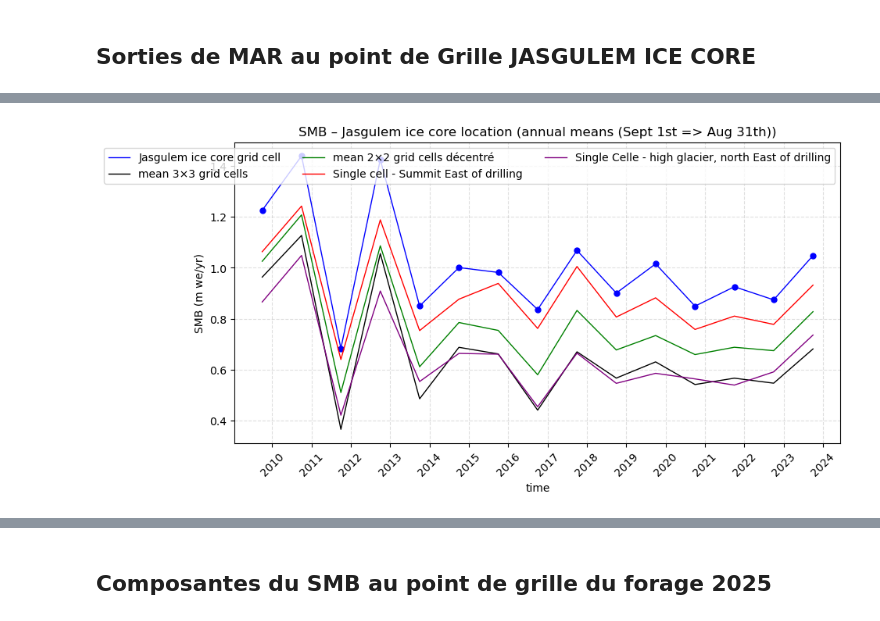
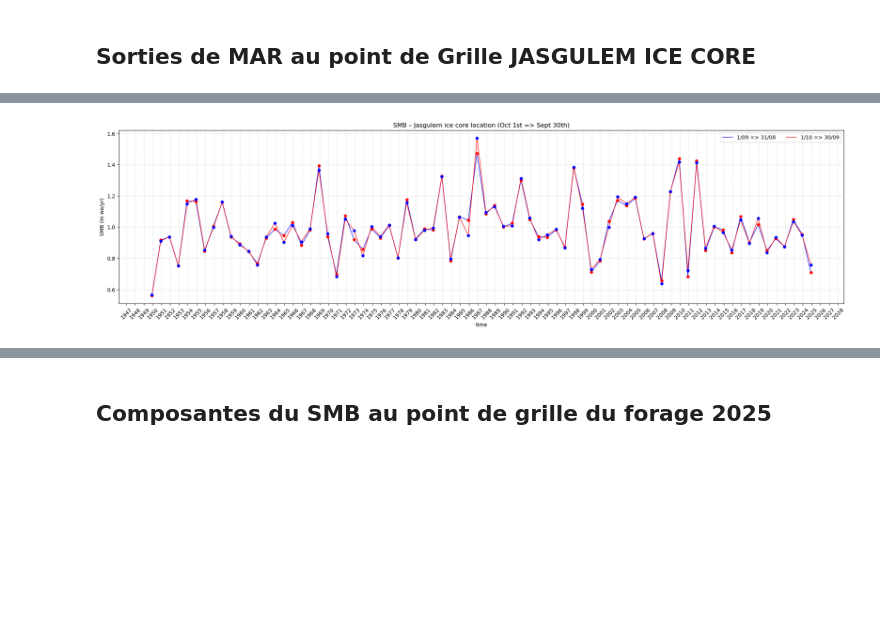
Before and after one commit to xfain/MAR_HMA, a Jupyter notebook: Pamir_domain/SMB.timeSeries_GRp.ipynb, the cells around one changed output, grey strips where cells are left out. Drawn from its saved outputs; the diff is of its cells as text; code cells hidden in the pictures; blank space fills up the shorter version.

```diff
--- a/Pamir_domain/SMB.timeSeries_GRp.ipynb
+++ b/Pamir_domain/SMB.timeSeries_GRp.ipynb
@@ -362,8 +341,7 @@ ds_ME = - ds_ME
 variable='SMB'
 #"Surface Mass Balance (SMB~SF+RF-RU-SU-SW)"
 
-fileNameF= variable+'_mon_MARv3.14_ER5_spin2_'+domain_2+'_1950-2024.nc'
-ds_SMB= xr.open_dataset(sourceData_1+fileNameF).SMB.isel(SECTOR=0).load()
+ds_SMB = xr.open_mfdataset(sourceData_1 + "SMB_monsum_MARv3.14_ER5_spin2_GRp_*.nc").SMB.isel(SECTOR=0).load()
 
 ds_SMB = ds_SMB.assign_coords(X=np.round(ds_SMB.X.values))
 ds_SMB = ds_SMB.assign_coords(Y=np.round(ds_SMB.Y.values))
@@ -516,57 +600,81 @@ plt.show()
 # %%
-#SMB Annual (from Sept 1 to Aug 31, fpr comparison with ice core record)
+#SMB Annual
 
-plt.figure(figsize=(10,5))
+plt.figure(figsize=(25,8))
 
 # Point précis Jasgulem
-ds_SMB_jasg = ds_SMB.isel(Y=iY, X=iX)
-ds_SMB_jasg_annual = ds_SMB_jasg.resample(time="A-SEP").sum().sel(time=slice("2009-09-01", "2024-08-31"))/1000
+ds_jasg = ds_SMB.isel(Y=iY, X=iX)
 
-ds_SMB_jasg_annual.plot(label="Jasgulem ice core grid cell", linewidth=1, color="blue")
+ds_jasg_sep = ds_jasg.resample(time="A-SEP").sum().sel(time=slice("1950-09-30", "2025-10-01"))/1000
+ds_jasg_sep['time'] = (ds_jasg_sep['time'].values.astype('datetime64[M]') - np.timedelta64(9, 'M')).astype('datetime64[ns]') #plot yr 2014-2015 on 1/1/2015 similar to Lambrecht
 
-plt.plot(ds_SMB_jasg_annual.time,
-         ds_SMB_jasg_annual,
+ds_jasg_aug = ds_jasg.resample(time="A-AUG").sum().sel(time=slice("1950-08-31", "2025-09-01"))/1000
+ds_jasg_aug['time'] = (ds_jasg_aug['time'].values.astype('datetime64[M]') - np.timedelta64(8, 'M')).astype('datetime64[ns]') #plot yr 2014-2015 on 1/1/2015 similar to Lambrecht
+
+ds_jasg_sep.plot(label="1/09 => 31/08", linewidth=1, color="blue")
+ds_jasg_aug.plot(label="1/10 => 30/09", linewidth=1, color="red")
+
+plt.plot(ds_jasg_sep.time,
+         ds_jasg_sep,
+         'o', color='red', markersize=5)
+
+plt.plot(ds_jasg_aug.time,
+         ds_jasg_aug,
          'o', color='blue', markersize=5)
 
-# Moyenne 3×3 centrée
-ds_SMB_jasg_mean = ds_SMB.isel(Y=slice(iY-1, iY+2),
-                               X=slice(iX-1, iX+2)).mean(dim=["Y", "X"])
-ds_SMB_jasg_mean_annual = ds_SMB_jasg_mean.resample(time="A-SEP").sum().sel(time=slice("2009-09-01", "2024-08-31"))/1000
-ds_SMB_jasg_mean_annual.plot(label="mean 3×3 grid cells", linewidth=1, color="black")
+# # Moyenne 3×3 centrée
+# ds_SMB_jasg_mean = ds_SMB.isel(Y=slice(iY-1, iY+2),
+#                                X=slice(iX-1, iX+2)).mean(dim=["Y", "X"])
+# ds_SMB_jasg_mean_annual = ds_SMB_jasg_mean.resample(time="A-SEP").sum().sel(time=slice("2010-09-30", "2024-10-01"))/1000
+# ds_SMB_jasg_mean_annual['time'] = (ds_SMB_jasg_mean_annual['time'].values.astype('datetime64[M]') - np.timedelta64(9, 'M')).astype('datetime64[ns]') #plot yr 2014-2015 on 1/1/2015 similar to Lambrecht
 
-# Moyenne 2×2 décentrée
-ds_SMB_jasg_mean = ds_SMB.isel(Y=slice(iY-1, iY+1),
-                               X=slice(iX, iX+2)).mean(dim=["Y", "X"])
-ds_SMB_jasg_mean_annual = ds_SMB_jasg_mean.resample(time="A-SEP").sum().sel(time=slice("2009-09-01", "2024-08-31"))/1000
-ds_SMB_jasg_mean_annual.plot(label="mean 2×2 grid cells décentré", linewidth=1, color="green")
+# ds_SMB_jasg_mean_annual.plot(label="mean 3×3 grid cells", linewidth=1, color="black")
 
-# # Moyenne 3×3 décentrée
-# ds_SMB_jasg_mean = ds_SMB.isel(Y=slice(iY-2, iY+1),
-#                                X=slice(iX, iX+3)).mean(dim=["Y", "X"])
-# ds_SMB_jasg_mean_annual = ds_SMB_jasg_mean.resample(time="A-SEP").sum().sel(time=slice("2009-09-01", "2024-08-31"))/1000
-# ds_SMB_jasg_mean_annual.plot(label="mean 3×3 grid cells décentré", linewidth=1, color="red")
+# # Moyenne 2×2 décentrée
+# ds_SMB_jasg_mean = ds_SMB.isel(Y=slice(iY-1, iY+1),
+#                                X=slice(iX, iX+2)).mean(dim=["Y", "X"])
+# ds_SMB_jasg_mean_annual = ds_SMB_jasg_mean.resample(time="A-SEP").sum().sel(time=slice("2010-09-30", "2024-10-01"))/1000
+# ds_SMB_jasg_mean_annual['time'] = (ds_SMB_jasg_mean_annual['time'].values.astype('datetime64[M]') - np.timedelta64(9, 'M')).astype('datetime64[ns]') #plot yr 2014-2015 on 1/1/2015 similar to Lambrecht
+
+# ds_SMB_jasg_mean_annual.plot(label="mean 2×2 grid cells décentré", linewidth=1, color="green")
+
+# # # Moyenne 3×3 décentrée
+# # ds_SMB_jasg_mean = ds_SMB.isel(Y=slice(iY-2, iY+1),
+# #                                X=slice(iX, iX+3)).mean(dim=["Y", "X"])
+# # ds_SMB_jasg_mean_annual = ds_SMB_jasg_mean.resample(time="A-SEP").sum().sel(time=slice("2010-09-30", "2024-10-01"))/1000
+# # ds_SMB_jasg_mean_annual.plot(label="mean 3×3 grid cells décentré", linewidth=1, color="red")
 
 
-# maille plus haute que Jasgulem
-ds_SMB_jasg_mean = ds_SMB.isel(Y=iY,X=iX+1)
-ds_SMB_jasg_mean_annual = ds_SMB_jasg_mean.resample(time="A-SEP").sum().sel(time=slice("2009-09-01", "2024-08-31"))/1000
-ds_SMB_jasg_mean_annual.plot(label="Single cell - Summit East of drilling", linewidth=1, color="red")
+# # maille plus haute que Jasgulem
+# ds_SMB_jasg_mean = ds_SMB.isel(Y=iY,X=iX+1)
+# ds_SMB_jasg_mean_annual = ds_SMB_jasg_mean.resample(time="A-SEP").sum().sel(time=slice("2010-09-30", "2024-10-01"))/1000
+# ds_SMB_jasg_mean_annual['time'] = (ds_SMB_jasg_mean_annual['time'].values.astype('datetime64[M]') - np.timedelta64(9, 'M')).astype('datetime64[ns]') #plot yr 2014-2015 on 1/1/2015 similar to Lambrecht
 
-# maille #2 plus haute que Jasgulem
-ds_SMB_jasg_mean = ds_SMB.isel(Y=iY-1,X=iX+1)
-ds_SMB_jasg_mean_annual = ds_SMB_jasg_mean.resample(time="A-SEP").sum().sel(time=slice("2009-09-01", "2024-08-31"))/1000
-ds_SMB_jasg_mean_annual.plot(label="Single Celle - high glacier, north East of drilling", linewidth=1, color="purple")
+# ds_SMB_jasg_mean_annual.plot(label="Single cell - Summit East of drilling", linewidth=1, color="red")
+
+# # maille #2 plus haute que Jasgulem
+# ds_SMB_jasg_mean = ds_SMB.isel(Y=iY-1,X=iX+1)
+# ds_SMB_jasg_mean_annual = ds_SMB_jasg_mean.resample(time="A-SEP").sum().sel(time=slice("2010-09-30", "2024-10-01"))/1000
+# ds_SMB_jasg_mean_annual['time'] = (ds_SMB_jasg_mean_annual['time'].values.astype('datetime64[M]') - np.timedelta64(9, 'M')).astype('datetime64[ns]') #plot yr 2014-2015 on 1/1/2015 similar to Lambrecht
+
+# ds_SMB_jasg_mean_annual.plot(label="Single Celle - high glacier, north East of drilling", linewidth=1, color="purple")
 
 ax = plt.gca()
 ax.xaxis.set_major_locator(mdates.YearLocator(1))
 ax.xaxis.set_major_formatter(mdates.DateFormatter('%Y'))
 plt.xticks(rotation=45)
 
+# Ajustement des marges pour éviter le chevauchement
+plt.subplots_adjust(bottom=0.3)  # Plus d'espace en bas
+
 plt.legend(ncol=3)
-plt.title("SMB – Jasgulem ice core location (annual means (Sept 1st => Aug 31th))")
+plt.title("SMB – Jasgulem ice core location (Oct 1st => Sept 30th)")
 plt.ylabel("SMB (m we/yr)")
 
 plt.grid(True, linestyle="--", alpha=0.4)
+
+plt.savefig("FIG_smb.png", dpi=300, bbox_inches="tight")
+
 plt.show()
 # %% [output]
-[figure, old version]
+[figure, new version]
```
Also changed, not shown: parts of 57 cells of this notebook, 3 other files.
